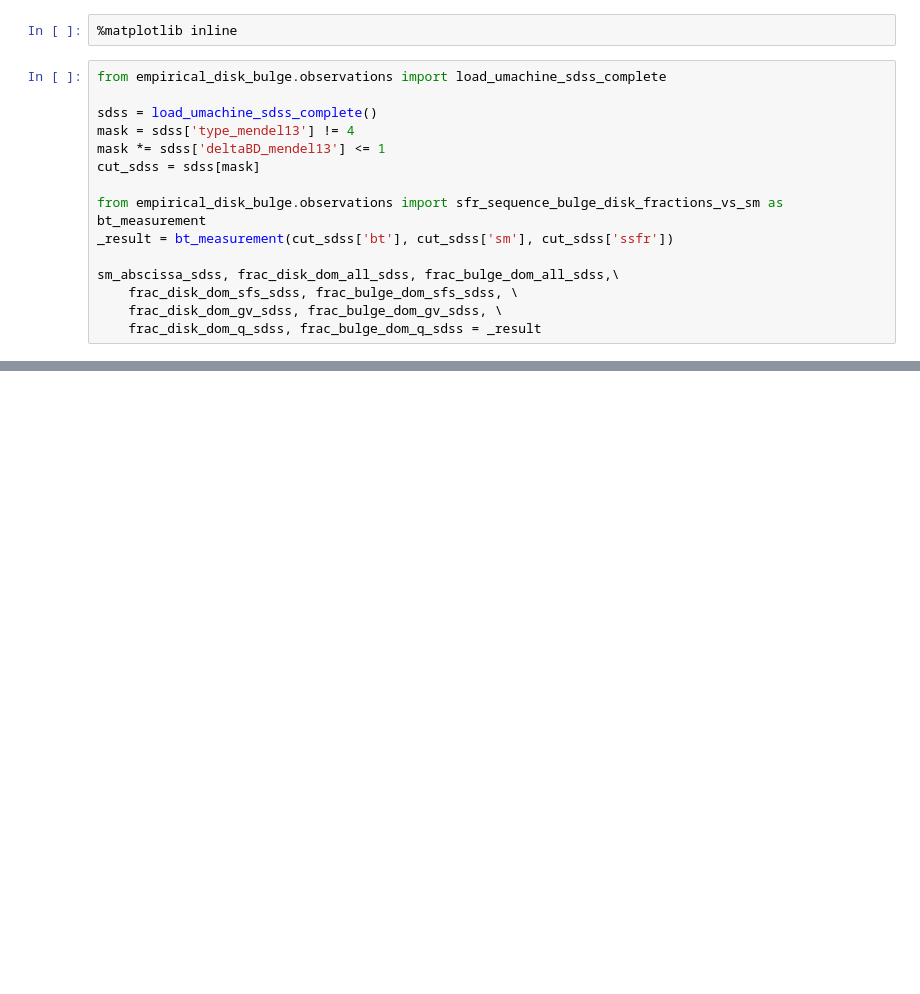
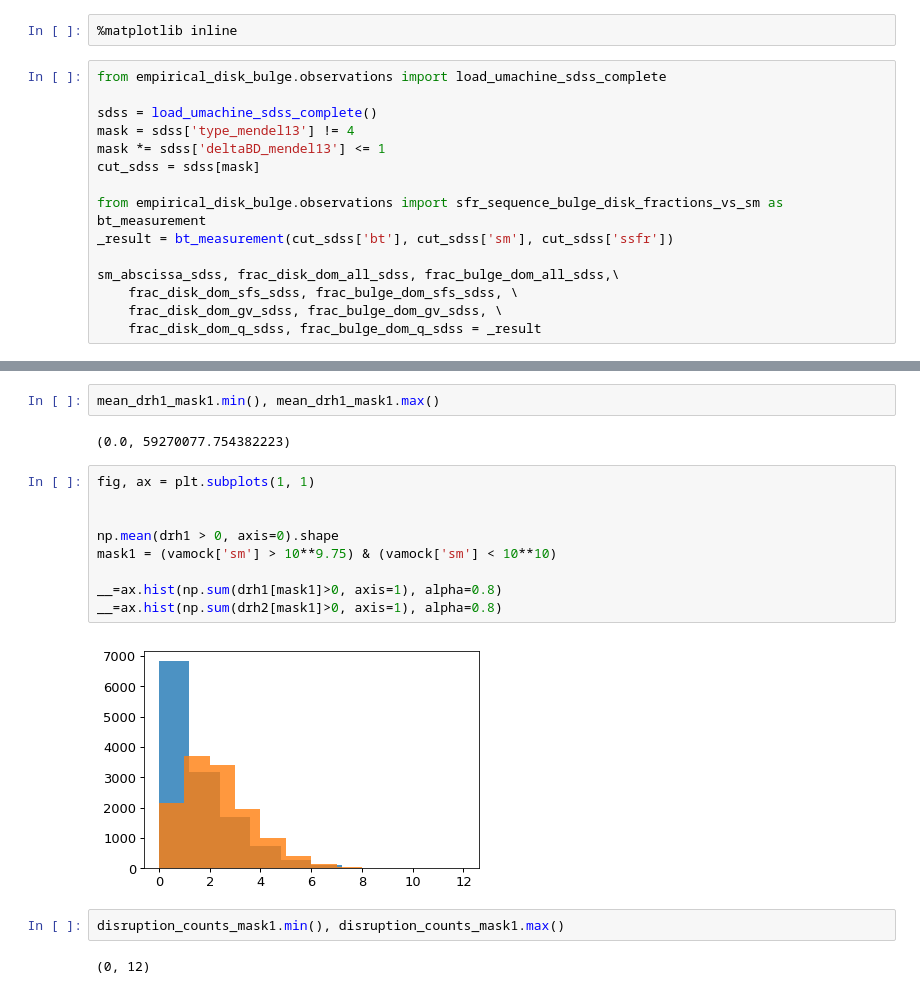
Before and after one commit to aphearin/empirical_disk_bulge, a Jupyter notebook: notebooks/disruption_experiments.ipynb, the cells around one changed output, grey strips where cells are left out. Drawn from its saved outputs; the diff is of its cells as text; blank space fills up the shorter version.

```diff
--- a/notebooks/disruption_experiments.ipynb
+++ b/notebooks/disruption_experiments.ipynb
@@ -145,0 +165,19 @@ title2 = ax2.set_title(r'model: sSFR-dependent disk disruption')
+# %%
+mean_drh1_mask1.min(), mean_drh1_mask1.max()
+# %% [output]
+(0.0, 59270077.754382223)
+# %%
+fig, ax = plt.subplots(1, 1)
+
+
+np.mean(drh1 > 0, axis=0).shape
+mask1 = (vamock['sm'] > 10**9.75) & (vamock['sm'] < 10**10)
+
+__=ax.hist(np.sum(drh1[mask1]>0, axis=1), alpha=0.8)
+__=ax.hist(np.sum(drh2[mask1]>0, axis=1), alpha=0.8)
+# %% [output]
+[figure, added]
+# %%
+disruption_counts_mask1.min(), disruption_counts_mask1.max()
+# %% [output]
+(0, 12)
```
Also changed, not shown: parts of 9 cells of this notebook, 2 other files.
